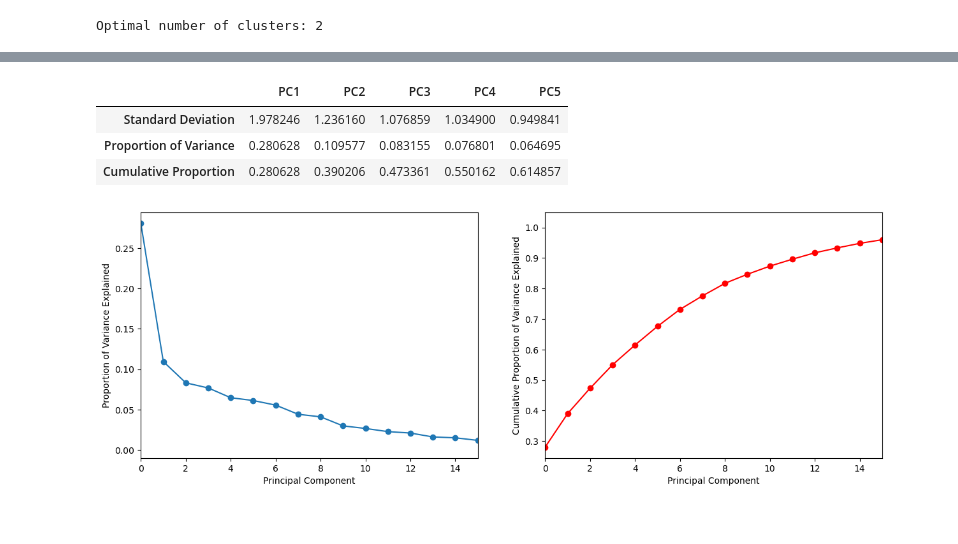
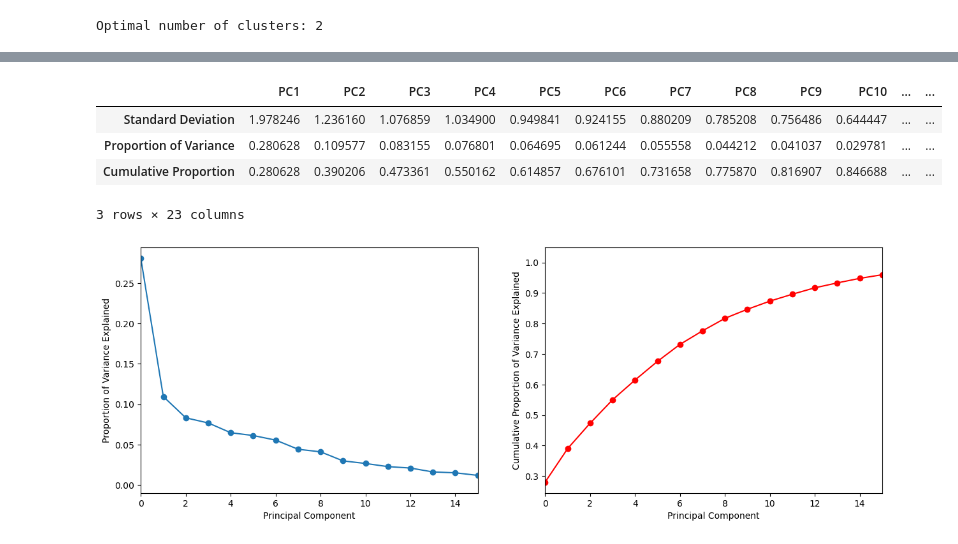
Before and after one commit to JennaOrvitz/Stats3DA3FinalProject, a Jupyter notebook: Stats3DA3.ipynb, the cells around one changed output, grey strips where cells are left out. Drawn from its saved outputs; the diff is of its cells as text; code cells hidden in the pictures.

```diff
--- a/Stats3DA3.ipynb
+++ b/Stats3DA3.ipynb
@@ -529,14 +532,15 @@ Text(0, 0.5, 'Variances')
 # %%
-pd.DataFrame([df2_plot.iloc[:,:5].std(axis=0, ddof=0).to_numpy(),
-              pca.explained_variance_ratio_[:5],
-              np.cumsum(pca.explained_variance_ratio_[:5])],
+pd.DataFrame([df2_plot.iloc[:,:].std(axis=0, ddof=0).to_numpy(),
+              pca.explained_variance_ratio_[:],
+              np.cumsum(pca.explained_variance_ratio_[:])],
              index=['Standard Deviation', 'Proportion of Variance', 'Cumulative Proportion'],
-             columns=['PC1', 'PC2', 'PC3', 'PC4', 'PC5'])
+             columns=['PC'+str(i) for i in range(1,24)])
 # %% [output]
-|  | PC1 | PC2 | PC3 | PC4 | PC5 |
-| Standard Deviation | 1.978246 | 1.236160 | 1.076859 | 1.034900 | 0.949841 |
-| Proportion of Variance | 0.280628 | 0.109577 | 0.083155 | 0.076801 | 0.064695 |
-| Cumulative Proportion | 0.280628 | 0.390206 | 0.473361 | 0.550162 | 0.614857 |
+|  | PC1 | PC2 | PC3 | PC4 | PC5 | PC6 | PC7 | PC8 | PC9 | PC10 | ... | ... |
+| Standard Deviation | 1.978246 | 1.236160 | 1.076859 | 1.034900 | 0.949841 | 0.924155 | 0.880209 | 0.785208 | 0.756486 | 0.644447 | ... | ... |
+| Proportion of Variance | 0.280628 | 0.109577 | 0.083155 | 0.076801 | 0.064695 | 0.061244 | 0.055558 | 0.044212 | 0.041037 | 0.029781 | ... | ... |
+| Cumulative Proportion | 0.280628 | 0.390206 | 0.473361 | 0.550162 | 0.614857 | 0.676101 | 0.731658 | 0.775870 | 0.816907 | 0.846688 | ... | ... |
+3 rows × 23 columns
 # %%
 fig , (ax1,ax2) = plt.subplots(1,2, figsize=(15,5))
 
```
Also changed, not shown: parts of 5 cells of this notebook.
